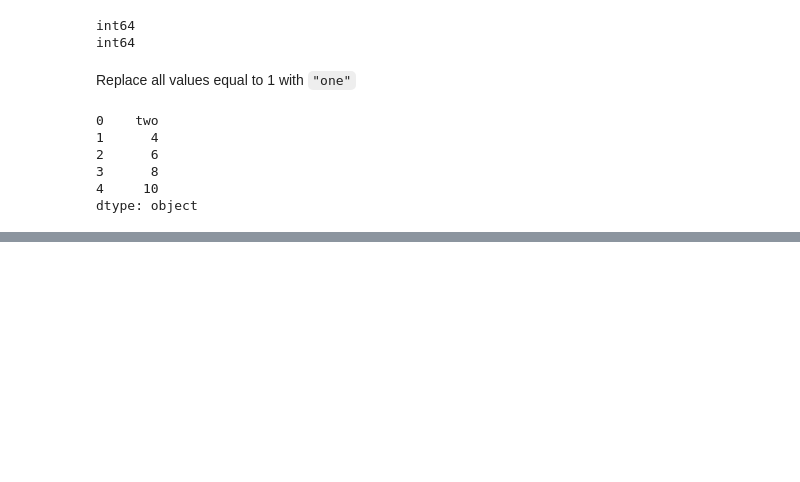
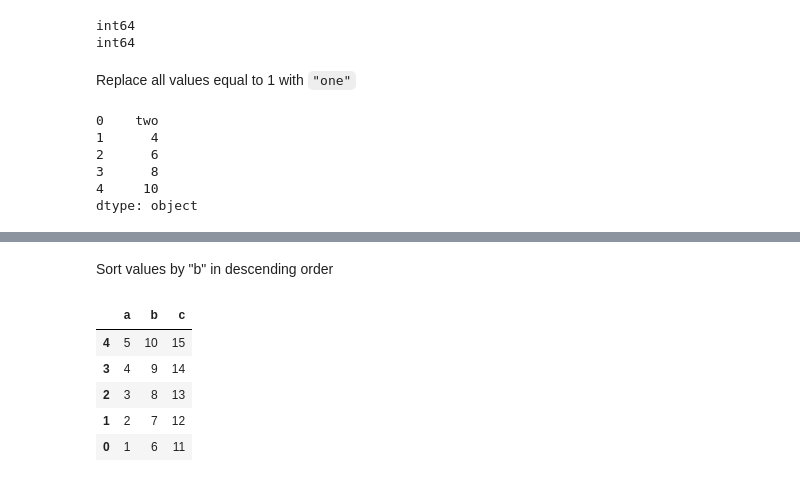
Before and after one commit to carloslme/pandas, a Jupyter notebook: pandas_exercises.ipynb, the cells around one changed output, grey strips where cells are left out. Drawn from its saved outputs; the diff is of its cells as text; code cells hidden in the pictures; blank space fills up the shorter version.

```diff
--- a/pandas_exercises.ipynb
+++ b/pandas_exercises.ipynb
@@ -330,0 +360,11 @@ dtype: object
+# %% [markdown]
+Sort values by "b" in descending order
+# %%
+df.sort_values("b", ascending=False)
+# %% [output]
+|  | a | b | c |
+| 4 | 5 | 10 | 15 |
+| 3 | 4 | 9 | 14 |
+| 2 | 3 | 8 | 13 |
+| 1 | 2 | 7 | 12 |
+| 0 | 1 | 6 | 11 |
```
Also changed, not shown: parts of 22 cells of this notebook.
